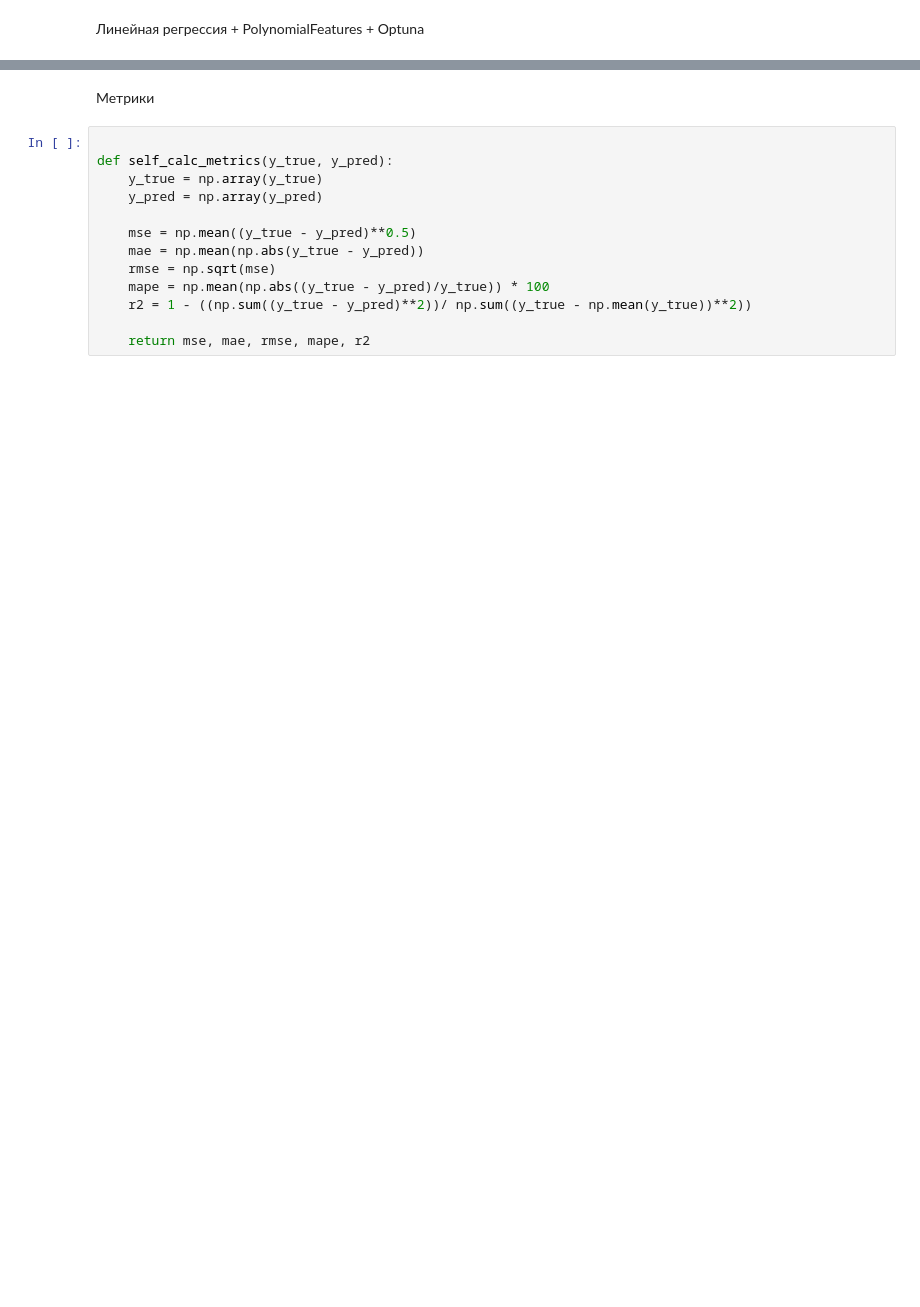
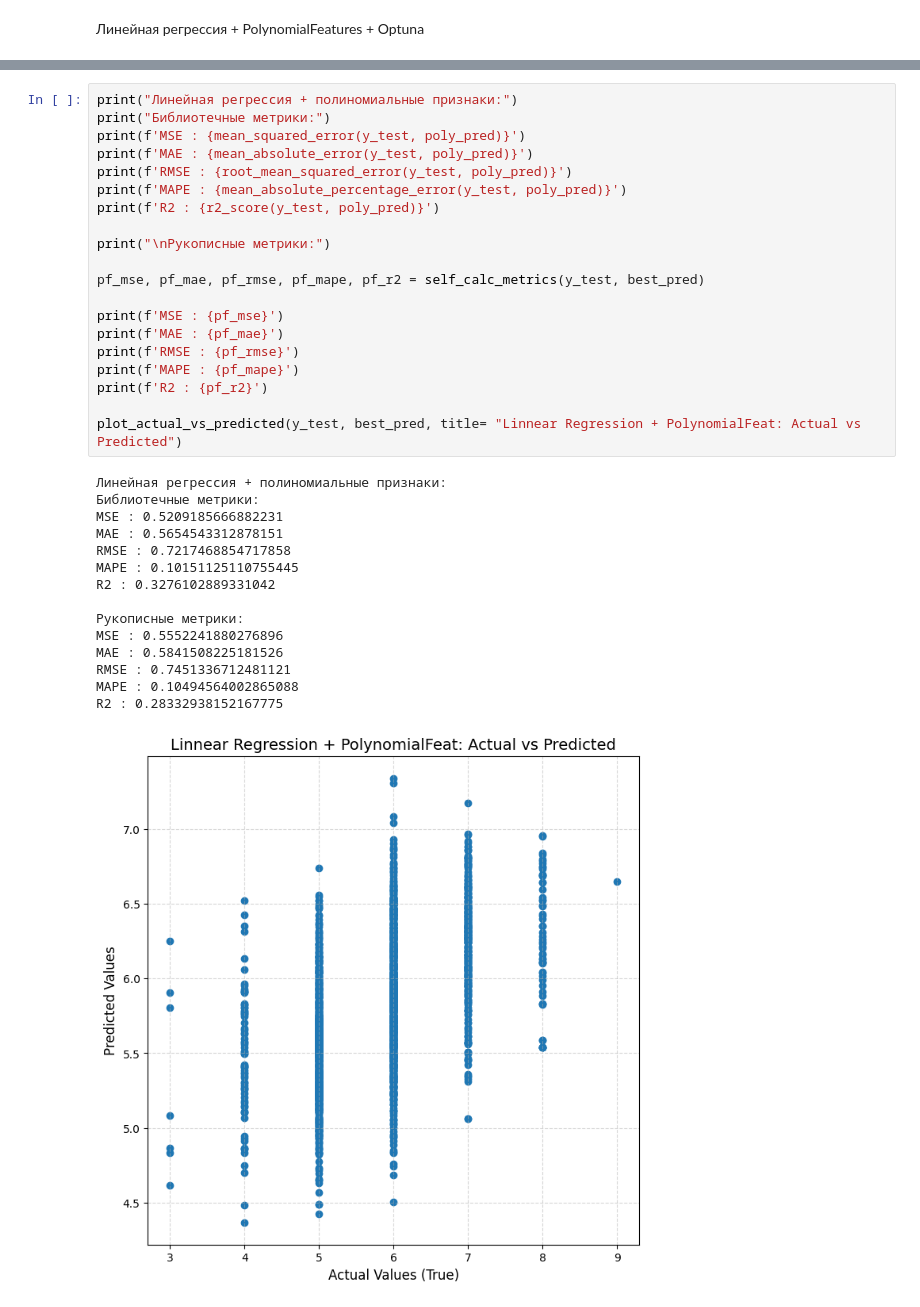
Before and after one commit to Chaizee/OMSTU_ML_LABS, a Jupyter notebook: lab2/lab2_regres.ipynb, the cells around one changed output, grey strips where cells are left out. Drawn from its saved outputs; the diff is of its cells as text; blank space fills up the shorter version.

```diff
--- a/lab2/lab2_regres.ipynb
+++ b/lab2/lab2_regres.ipynb
@@ -217,15 +372,36 @@ R2 : 0.2931732918164077
-# %% [markdown]
-Метрики
 # %%
+print("Линейная регрессия + полиномиальные признаки:")
+print("Библиотечные метрики:")
+print(f'MSE : {mean_squared_error(y_test, poly_pred)}')
+print(f'MAE : {mean_absolute_error(y_test, poly_pred)}')
+print(f'RMSE : {root_mean_squared_error(y_test, poly_pred)}')
+print(f'MAPE : {mean_absolute_percentage_error(y_test, poly_pred)}')
+print(f'R2 : {r2_score(y_test, poly_pred)}')
 
-def self_calc_metrics(y_true, y_pred):
-    y_true = np.array(y_true)
-    y_pred = np.array(y_pred)
+print("\nРукописные метрики:")
 
-    mse = np.mean((y_true - y_pred)**0.5)
-    mae = np.mean(np.abs(y_true - y_pred))
-    rmse = np.sqrt(mse)
-    mape = np.mean(np.abs((y_true - y_pred)/y_true)) * 100
-    r2 = 1 - ((np.sum((y_true - y_pred)**2))/ np.sum((y_true - np.mean(y_true))**2))
+pf_mse, pf_mae, pf_rmse, pf_mape, pf_r2 = self_calc_metrics(y_test, best_pred)
 
-    return mse, mae, rmse, mape, r2
+print(f'MSE : {pf_mse}')
+print(f'MAE : {pf_mae}')
+print(f'RMSE : {pf_rmse}')
+print(f'MAPE : {pf_mape}')
+print(f'R2 : {pf_r2}')
+
+plot_actual_vs_predicted(y_test, best_pred, title= "Linnear Regression + PolynomialFeat: Actual vs Predicted")
+# %% [output]
+Линейная регрессия + полиномиальные признаки:
+Библиотечные метрики:
+MSE : 0.5209185666882231
+MAE : 0.5654543312878151
+RMSE : 0.7217468854717858
+MAPE : 0.10151125110755445
+R2 : 0.3276102889331042
+
+Рукописные метрики:
+MSE : 0.5552241880276896
+MAE : 0.5841508225181526
+RMSE : 0.7451336712481121
+MAPE : 0.10494564002865088
+R2 : 0.28332938152167775
+[figure, added]
```
Also changed, not shown: parts of 17 cells of this notebook, 4 other files.
